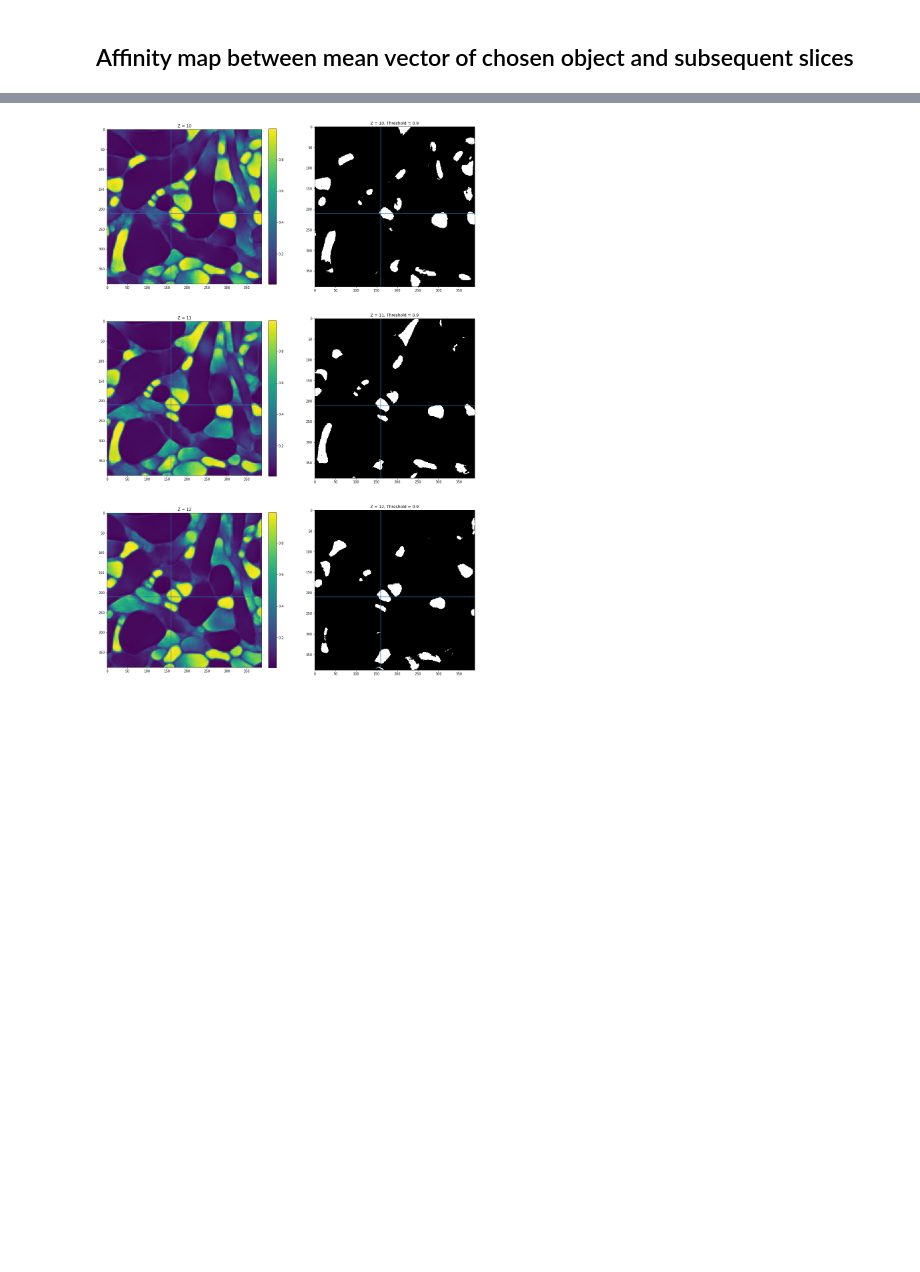
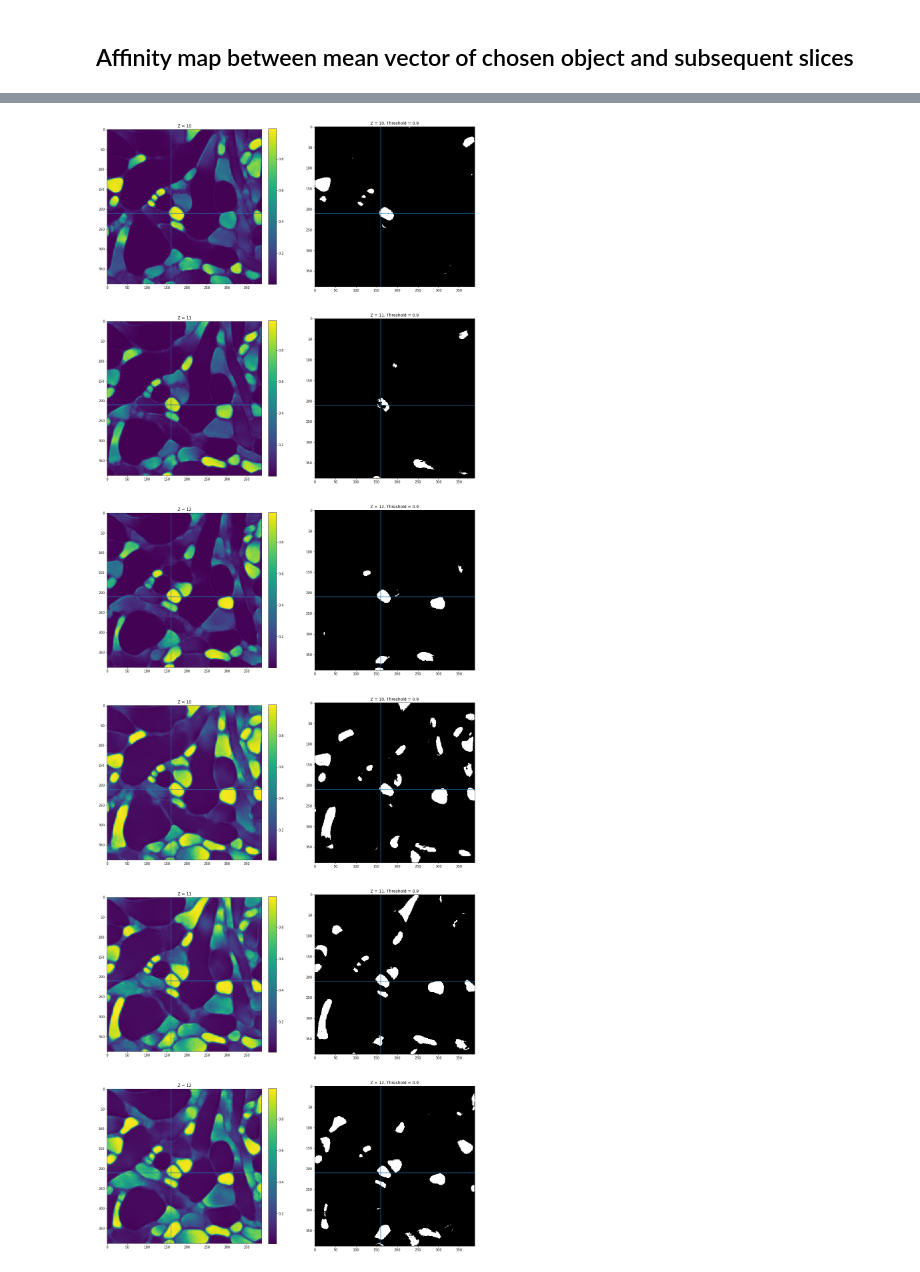
Before and after one commit to seung-lab/metric_segmentation, a Jupyter notebook: analysis/affinity_map.ipynb, the cells around one changed output, grey strips where cells are left out. Drawn from its saved outputs; the diff is of its cells as text; code cells hidden in the pictures; blank space fills up the shorter version.

```diff
--- a/analysis/affinity_map.ipynb
+++ b/analysis/affinity_map.ipynb
@@ -163,3 +239,57 @@ plt.show()
+# %%
+"""Show affinity maps for chosen vectors"""
+# Chose vectors
+c1 = (210,160)
+v1 = vectors_dev[2**20*slc_ID + seg_img[c1[0], c1[1]]]
+
+thresh = 0.9
+
+plt.figure(figsize=(20,30))
+amap = affinity(v1, vec_dev)
+plt.subplot(321)
+plt.title("Z = {}".format(slc_ID))
+plt.imshow(amap)
+plt.colorbar(fraction=0.046, pad=0.04)
+plt.axhline(c1[0])
+plt.axvline(c1[1])
+
+plt.subplot(322)
+plt.title("Z = {}, Threshold = {}".format(slc_ID, thresh))
+plt.imshow(amap>thresh,cmap='gray')
+plt.axhline(c1[0])
+plt.axvline(c1[1])
+
+amap = affinity(v1, vec_dev2)
+plt.subplot(323)
+plt.title("Z = {}".format(slc_ID2))
+plt.imshow(amap)
+plt.colorbar(fraction=0.046, pad=0.04)
+plt.axhline(c1[0])
+plt.axvline(c1[1])
+
+plt.subplot(324)
+plt.title("Z = {}, Threshold = {}".format(slc_ID2, thresh))
+plt.imshow(amap>thresh,cmap='gray')
+plt.axhline(c1[0])
+plt.axvline(c1[1])
+
+amap = affinity(v1, vec_dev3)
+plt.subplot(325)
+plt.title("Z = {}".format(slc_ID3))
+plt.imshow(amap)
+plt.colorbar(fraction=0.046, pad=0.04)
+plt.axhline(c1[0])
+plt.axvline(c1[1])
+
+plt.subplot(326)
+plt.title("Z = {}, Threshold = {}".format(slc_ID3, thresh))
+plt.imshow(amap>thresh,cmap='gray')
+plt.axhline(c1[0])
+plt.axvline(c1[1])
+
+plt.show()
+# %% [output]
+[figure, added]
 # %%
 """Show affinity maps for chosen vectors"""
 # Chose vectors
```
Also changed, not shown: parts of 6 cells of this notebook, 1 other file.
